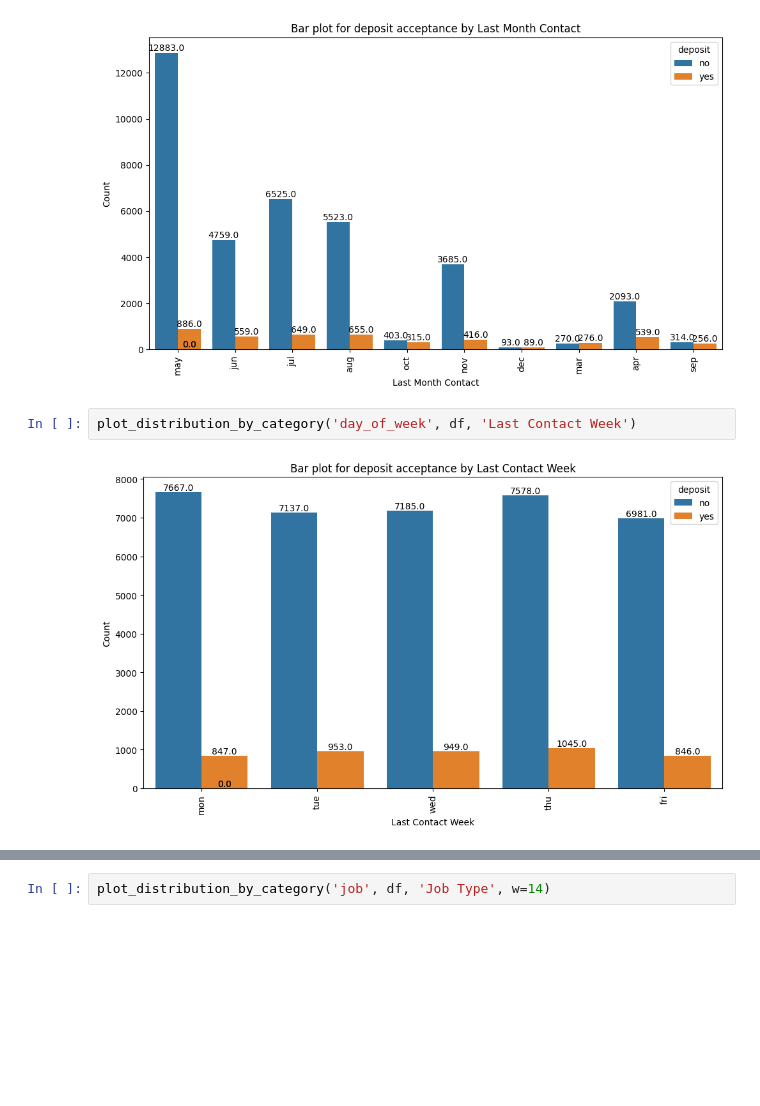
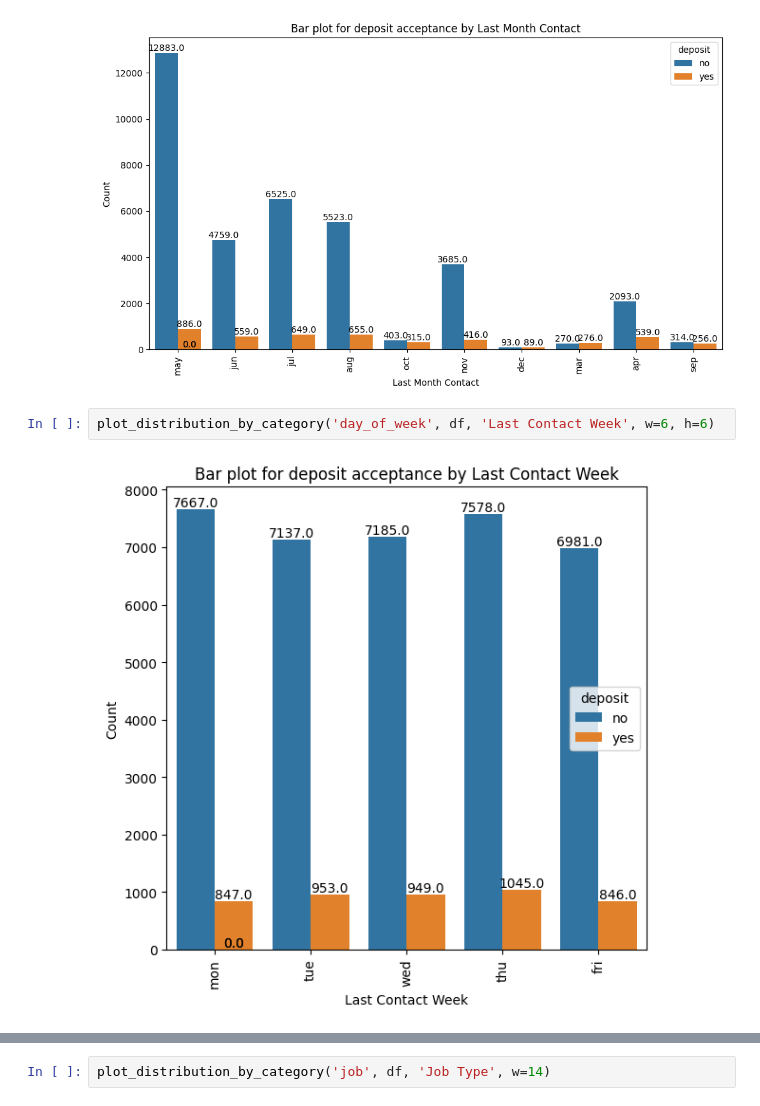
Before and after one commit to atewari-bot/bank-marketing-campaign, a Jupyter notebook: bank_marketing_campaign.ipynb, the cells around one changed output, grey strips where cells are left out. Saved outputs shown, nothing was run; the diff lists cells and outputs as text; blank space fills up the shorter version.

```diff
--- a/bank_marketing_campaign.ipynb
+++ b/bank_marketing_campaign.ipynb
@@ -282,7 +306,7 @@ plot_distribution_by_category('month', df, 'Last Month Contact')
 # %% [output]
 [figure]
 # %%
-plot_distribution_by_category('day_of_week', df, 'Last Contact Week')
+plot_distribution_by_category('day_of_week', df, 'Last Contact Week', w=6, h=6)
 # %% [output]
-[figure, old version]
+[figure, new version]
 # %%
```
Also changed, not shown: parts of 21 cells of this notebook, 6 other files.
